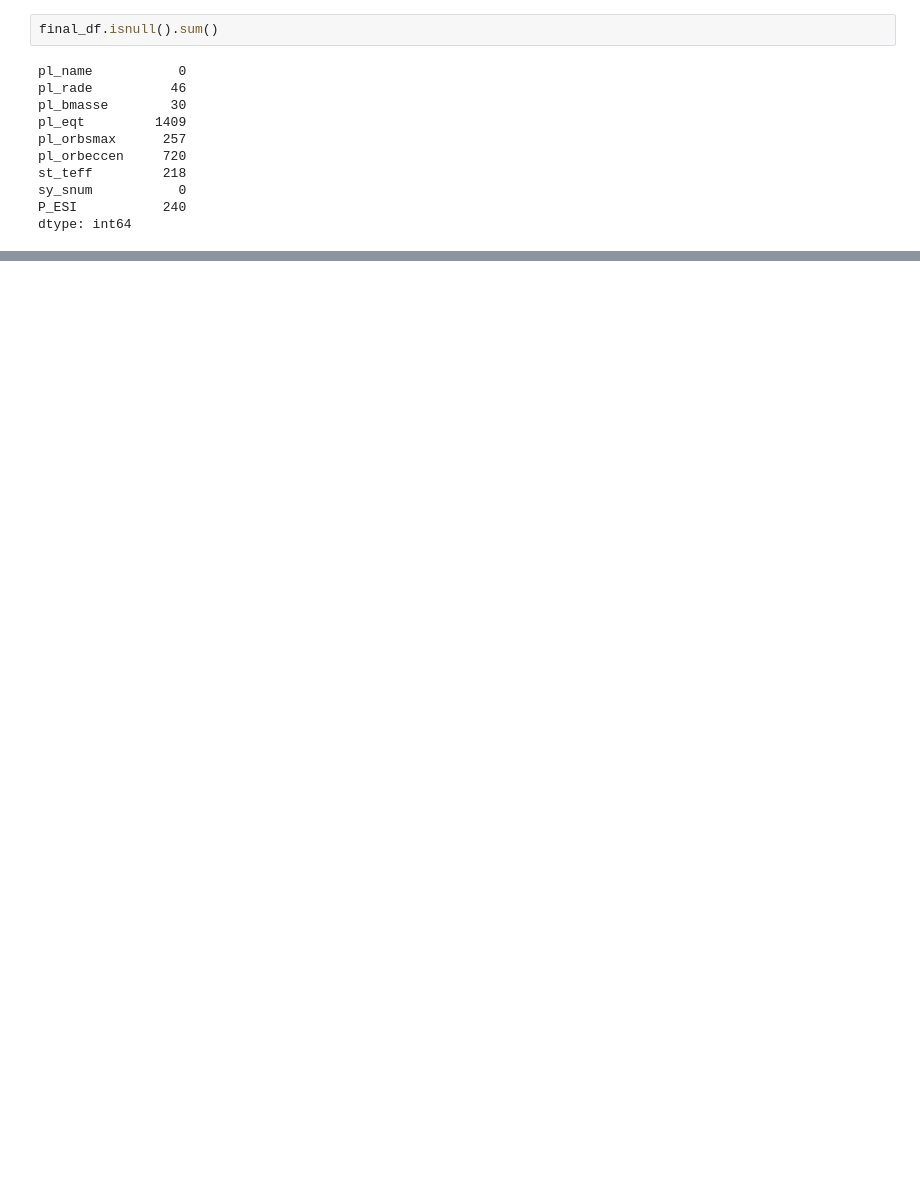
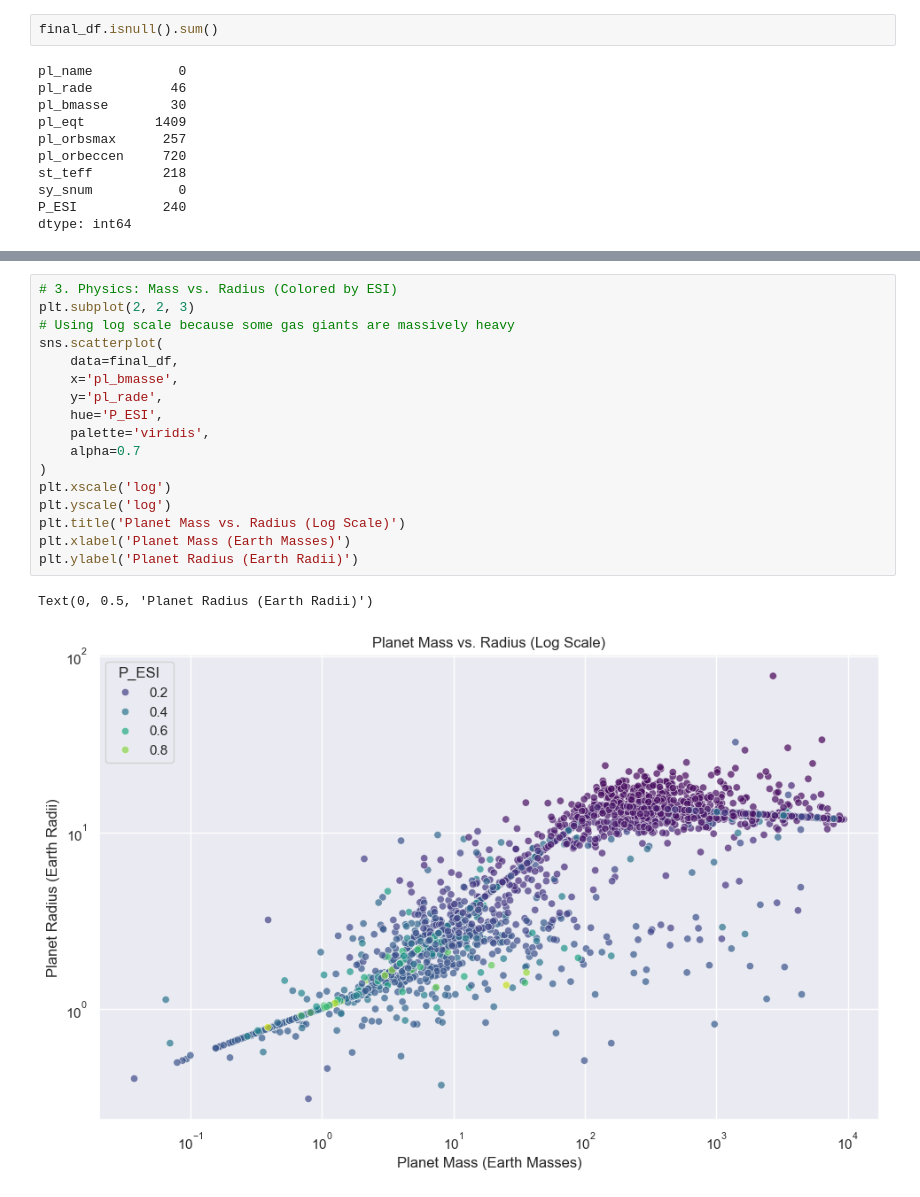
Before and after one commit to Astrowalid/exohabx, a Jupyter notebook: exoplanet.ipynb, the cells around one changed output, grey strips where cells are left out. Saved outputs shown, nothing was run; the diff lists cells and outputs as text; blank space fills up the shorter version.

```diff
--- a/exoplanet.ipynb
+++ b/exoplanet.ipynb
@@ -99,0 +202,20 @@ dtype: int64
+# %%
+# 3. Physics: Mass vs. Radius (Colored by ESI)
+plt.subplot(2, 2, 3)
+# Using log scale because some gas giants are massively heavy
+sns.scatterplot(
+    data=final_df,
+    x='pl_bmasse',
+    y='pl_rade',
+    hue='P_ESI',
+    palette='viridis',
+    alpha=0.7
+)
+plt.xscale('log')
+plt.yscale('log')
+plt.title('Planet Mass vs. Radius (Log Scale)')
+plt.xlabel('Planet Mass (Earth Masses)')
+plt.ylabel('Planet Radius (Earth Radii)')
+# %% [output]
+Text(0, 0.5, 'Planet Radius (Earth Radii)')
+[figure, added]
```
Also changed, not shown: parts of 27 cells of this notebook.
